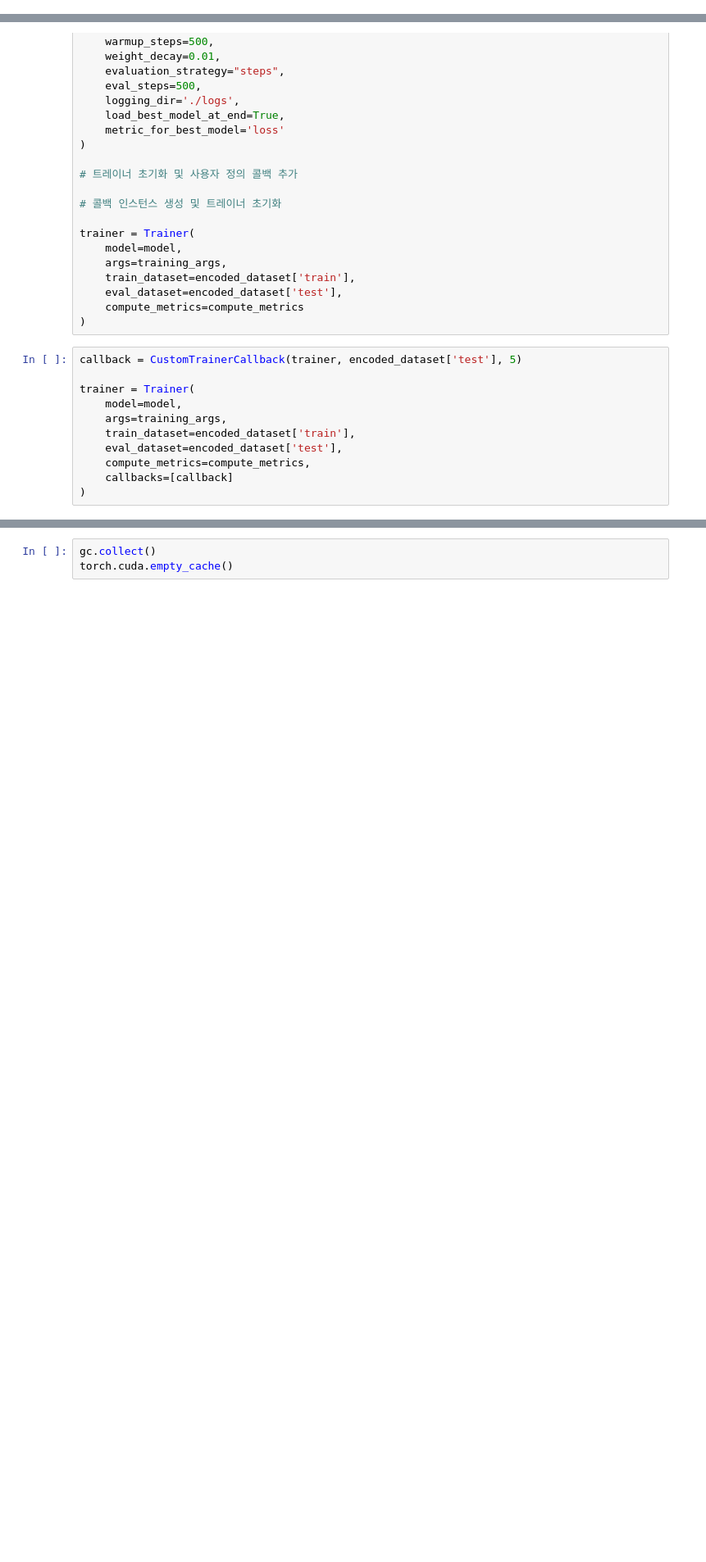
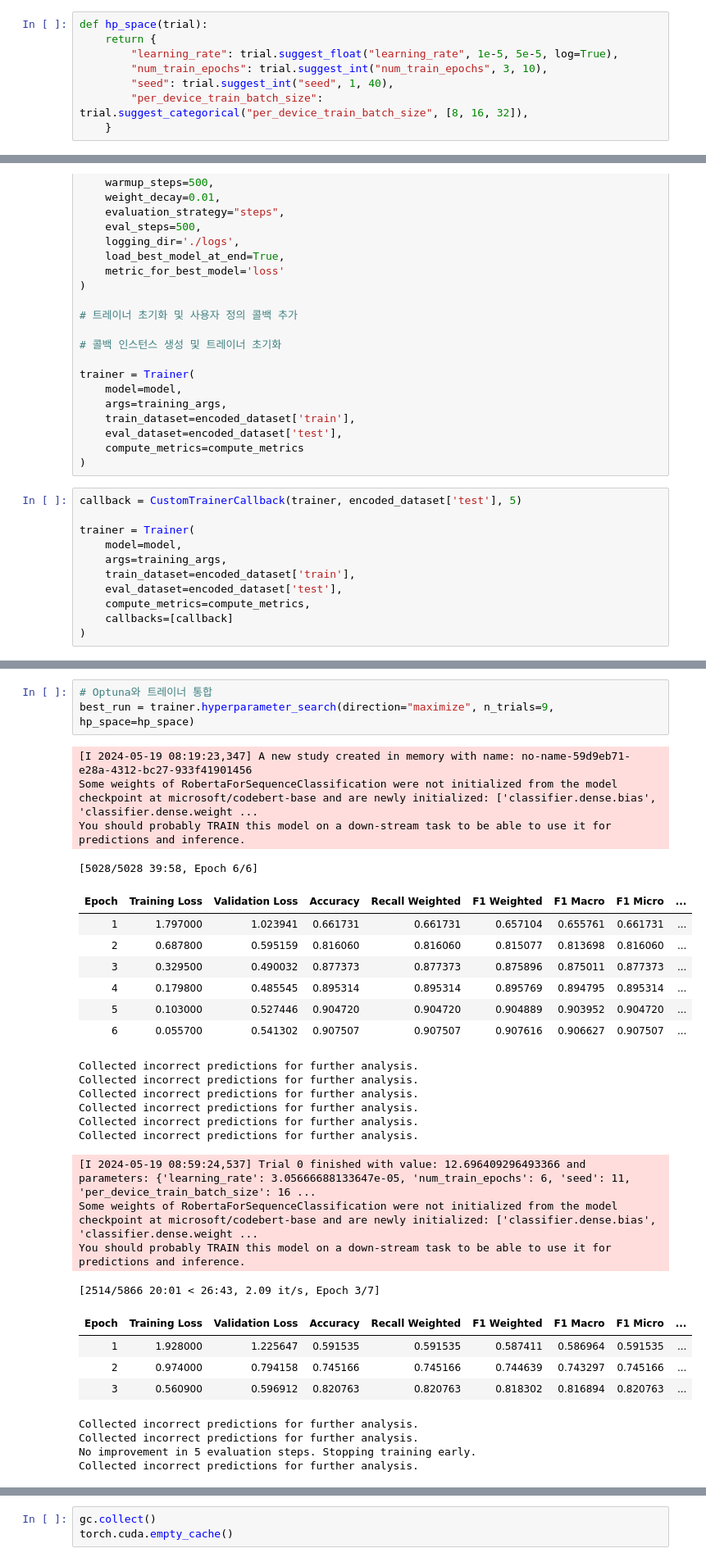
Before and after one commit to rlaaudrb1104/Ai, a Jupyter notebook: CCIT_codeBert_N_N(05-19_juliet_plus).ipynb, the cells around one changed output, grey strips where cells are left out. Shown at 82% size. Drawn from its saved outputs; the diff is of its cells as text; blank space fills up the shorter version.

```diff
--- a/CCIT_codeBert_N_N(05-19_juliet_plus).ipynb
+++ b/CCIT_codeBert_N_N(05-19_juliet_plus).ipynb
@@ -212,3 +206,11 @@ data_collator = DataCollatorWithPadding(tokenizer=tokenizer)
+# %%
+def hp_space(trial):
+    return {
+        "learning_rate": trial.suggest_float("learning_rate", 1e-5, 5e-5, log=True),
+        "num_train_epochs": trial.suggest_int("num_train_epochs", 3, 10),
+        "seed": trial.suggest_int("seed", 1, 40),
+        "per_device_train_batch_size": trial.suggest_categorical("per_device_train_batch_size", [8, 16, 32]),
+    }
 # %%
 from sklearn.metrics import precision_score, recall_score, f1_score, accuracy_score
 import numpy as np
@@ -322,0 +350,33 @@ trainer = Trainer(
+# %%
+# Optuna와 트레이너 통합
+best_run = trainer.hyperparameter_search(direction="maximize", n_trials=9, hp_space=hp_space)
+# %% [output]
+[I 2024-05-19 08:19:23,347] A new study created in memory with name: no-name-59d9eb71-e28a-4312-bc27-933f41901456
+Some weights of RobertaForSequenceClassification were not initialized from the model checkpoint at microsoft/codebert-base and are newly initialized: ['classifier.dense.bias', 'classifier.dense.weight ...
+You should probably TRAIN this model on a down-stream task to be able to use it for predictions and inference.
+[5028/5028 39:58, Epoch 6/6]
+| Epoch | Training Loss | Validation Loss | Accuracy | Recall Weighted | F1 Weighted | F1 Macro | F1 Micro | ... |
+| 1 | 1.797000 | 1.023941 | 0.661731 | 0.661731 | 0.657104 | 0.655761 | 0.661731 | ... |
+| 2 | 0.687800 | 0.595159 | 0.816060 | 0.816060 | 0.815077 | 0.813698 | 0.816060 | ... |
+| 3 | 0.329500 | 0.490032 | 0.877373 | 0.877373 | 0.875896 | 0.875011 | 0.877373 | ... |
+| 4 | 0.179800 | 0.485545 | 0.895314 | 0.895314 | 0.895769 | 0.894795 | 0.895314 | ... |
+| 5 | 0.103000 | 0.527446 | 0.904720 | 0.904720 | 0.904889 | 0.903952 | 0.904720 | ... |
+| 6 | 0.055700 | 0.541302 | 0.907507 | 0.907507 | 0.907616 | 0.906627 | 0.907507 | ... |
+Collected incorrect predictions for further analysis.
+Collected incorrect predictions for further analysis.
+Collected incorrect predictions for further analysis.
+Collected incorrect predictions for further analysis.
+Collected incorrect predictions for further analysis.
+Collected incorrect predictions for further analysis.
+[I 2024-05-19 08:59:24,537] Trial 0 finished with value: 12.696409296493366 and parameters: {'learning_rate': 3.05666688133647e-05, 'num_train_epochs': 6, 'seed': 11, 'per_device_train_batch_size': 16 ...
+Some weights of RobertaForSequenceClassification were not initialized from the model checkpoint at microsoft/codebert-base and are newly initialized: ['classifier.dense.bias', 'classifier.dense.weight ...
+You should probably TRAIN this model on a down-stream task to be able to use it for predictions and inference.
+[2514/5866 20:01 < 26:43, 2.09 it/s, Epoch 3/7]
+| Epoch | Training Loss | Validation Loss | Accuracy | Recall Weighted | F1 Weighted | F1 Macro | F1 Micro | ... |
+| 1 | 1.928000 | 1.225647 | 0.591535 | 0.591535 | 0.587411 | 0.586964 | 0.591535 | ... |
+| 2 | 0.974000 | 0.794158 | 0.745166 | 0.745166 | 0.744639 | 0.743297 | 0.745166 | ... |
+| 3 | 0.560900 | 0.596912 | 0.820763 | 0.820763 | 0.818302 | 0.816894 | 0.820763 | ... |
+Collected incorrect predictions for further analysis.
+Collected incorrect predictions for further analysis.
+No improvement in 5 evaluation steps. Stopping training early.
+Collected incorrect predictions for further analysis.
```
Also changed, not shown: parts of 11 cells of this notebook.
